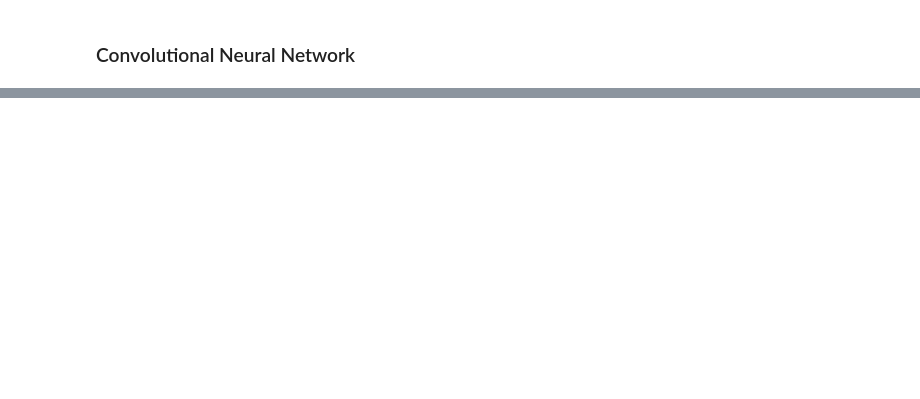
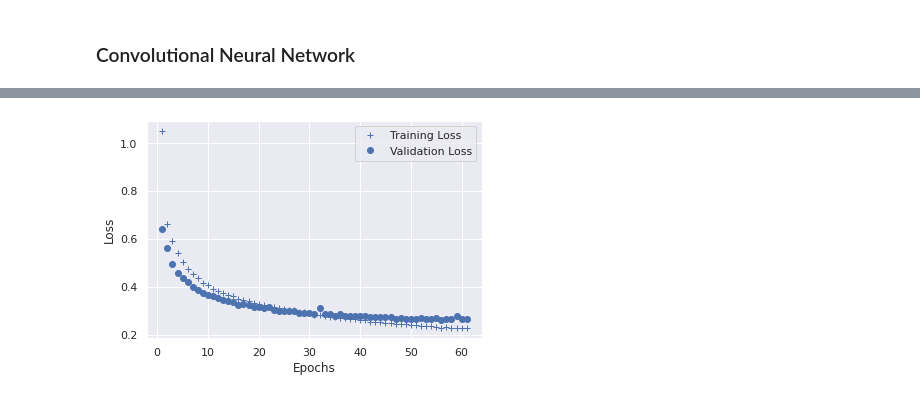
Before and after one commit to pedrohortencio/machine-learning-gladiator, a Jupyter notebook: Fashion MNIST/Fashion_MNIST_Gladiator.ipynb, the cells around one changed output, grey strips where cells are left out. Drawn from its saved outputs; the diff is of its cells as text; code cells hidden in the pictures; blank space fills up the shorter version.

```diff
--- a/Fashion MNIST/Fashion_MNIST_Gladiator.ipynb
+++ b/Fashion MNIST/Fashion_MNIST_Gladiator.ipynb
@@ -171,0 +176,27 @@ plt.show()
+# %%
+cnn_model = tf.keras.models.Sequential([
+
+        tf.keras.layers.Conv2D(32, (3,3), activation=keras.layers.LeakyReLU(), input_shape=(28, 28, 1)),
+        tf.keras.layers.MaxPooling2D(2, 2),
+
+        tf.keras.layers.Conv2D(64, (3,3), activation=keras.layers.LeakyReLU()),
+        tf.keras.layers.MaxPooling2D(2, 2),
+
+        tf.keras.layers.Conv2D(64, (3,3), activation=keras.layers.LeakyReLU()),
+
+        tf.keras.layers.Flatten(),
+        tf.keras.layers.Dropout(.5),
+
+        tf.keras.layers.Dense(128, activation=keras.layers.LeakyReLU(), kernel_regularizer=tf.keras.regularizers.l1_l2(l1=1.5e-5, l2=1e-4)),
+        tf.keras.layers.Dropout(0.4),
+        tf.keras.layers.Dense(64, activation=keras.layers.LeakyReLU(), kernel_regularizer=tf.keras.regularizers.l1_l2(l1=1e-5, l2=1e-4)),
+        tf.keras.layers.Dense(10, activation='softmax')
+])
+# %%
+loss_callback = tf.keras.callbacks.EarlyStopping(monitor='val_loss', patience=5)
+
+cnn_model.compile(optimizer = tf.optimizers.Adam(learning_rate=0.0005),
+              loss = 'sparse_categorical_crossentropy',
+              metrics=['accuracy'])
+
+cnn_history = cnn_model.fit(X_train, y_train, batch_size = 250, epochs=100, callbacks=loss_callback, validation_data=(X_validation, y_validation))
@@ -171,0 +230,17 @@ plt.show()
+# %%
+epochs = range(1, len(cnn_history.history['loss'])+1)
+training_loss = cnn_history.history['loss']
+validation_loss = cnn_history.history['val_loss']
+
+
+# b+ is for "blue cross"
+plt.plot(epochs, training_loss, 'b+', label='Training Loss')
+# "bo" is for "blue dot"
+plt.plot(epochs, validation_loss, 'bo', label='Validation Loss')
+plt.xlabel('Epochs')
+plt.ylabel('Loss')
+plt.legend()
+
+plt.show()
+# %% [output]
+[figure, added]
```
Also changed, not shown: parts of 13 cells of this notebook.
